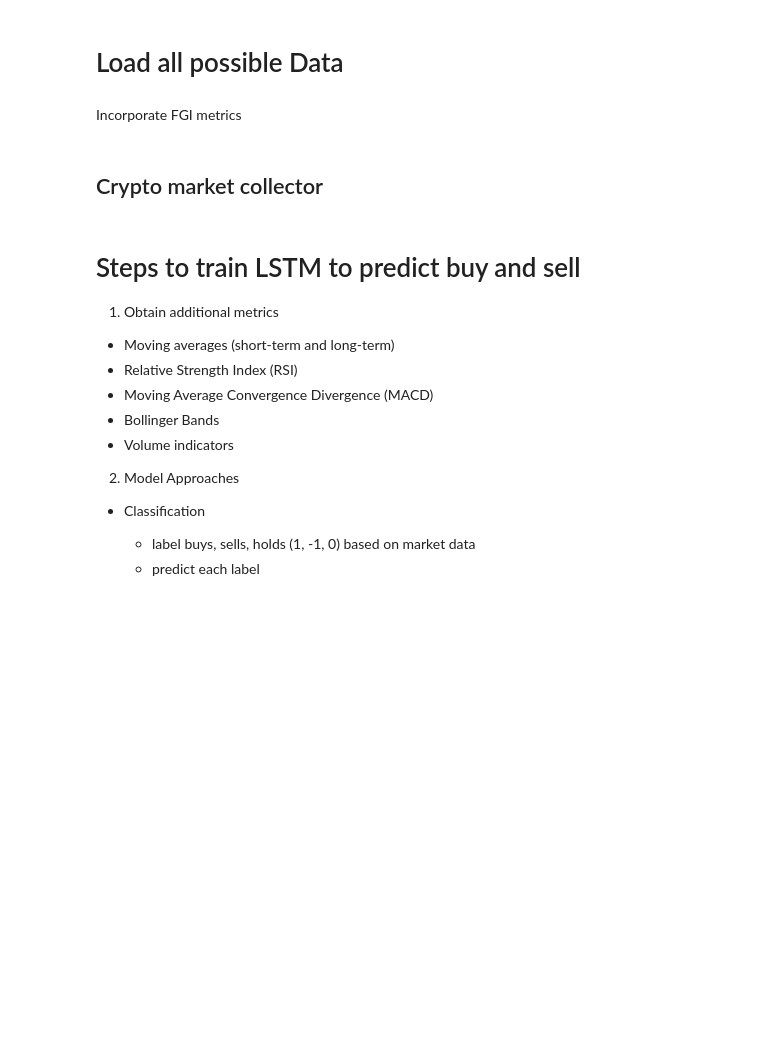
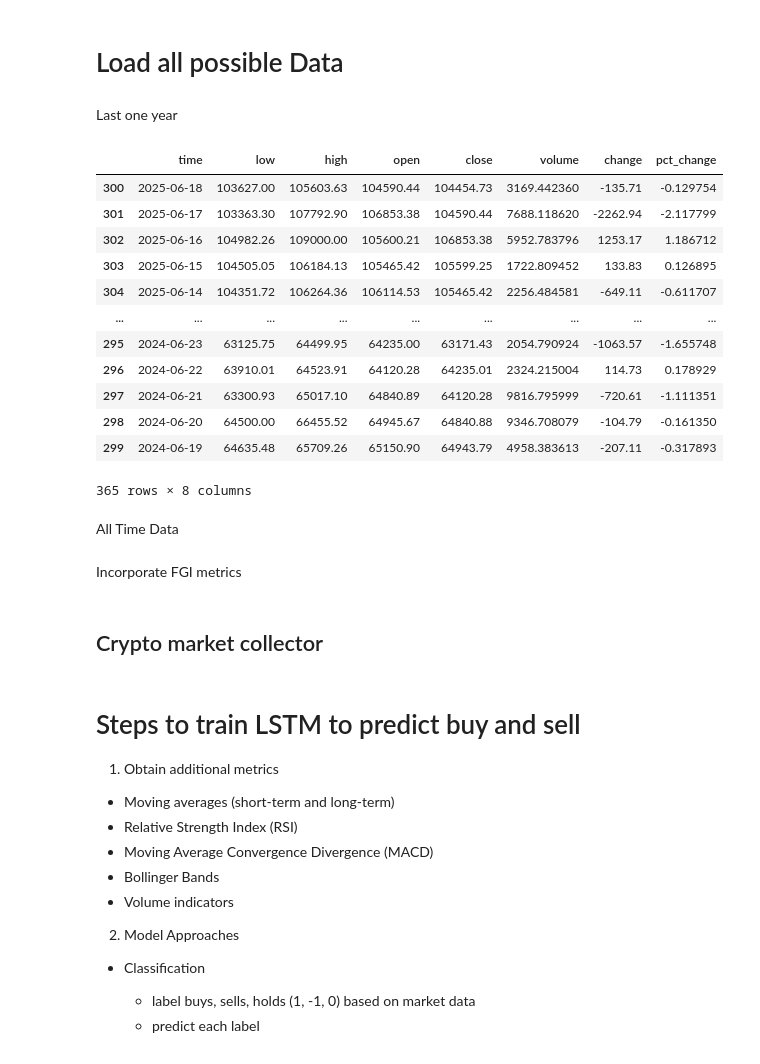
Before and after one commit to matteoshafer/cryptoTrading_fork, a Jupyter notebook: CoinbaseMarketAnalysisGradient.ipynb, the cells around one changed output. Saved outputs shown, nothing was run; the diff lists cells and outputs as text; code cells hidden in the pictures; blank space fills up the shorter version.

```diff
--- a/CoinbaseMarketAnalysisGradient.ipynb
+++ b/CoinbaseMarketAnalysisGradient.ipynb
@@ -20,4 +20,26 @@ import matplotlib.dates as mdates
 warnings.filterwarnings('ignore')
 # %% [markdown]
 # Load all possible Data
+# %% [markdown]
+Last one year
+# %%
+df, coin = prices(COIN, period=LIMIT)
+df.sort_values('time', ascending=False, inplace=True)
+df
+# %% [output]
+|  | time | low | high | open | close | volume | change | pct_change |
+| 300 | 2025-06-18 | 103627.00 | 105603.63 | 104590.44 | 104454.73 | 3169.442360 | -135.71 | -0.129754 |
+| 301 | 2025-06-17 | 103363.30 | 107792.90 | 106853.38 | 104590.44 | 7688.118620 | -2262.94 | -2.117799 |
+| 302 | 2025-06-16 | 104982.26 | 109000.00 | 105600.21 | 106853.38 | 5952.783796 | 1253.17 | 1.186712 |
+| 303 | 2025-06-15 | 104505.05 | 106184.13 | 105465.42 | 105599.25 | 1722.809452 | 133.83 | 0.126895 |
+| 304 | 2025-06-14 | 104351.72 | 106264.36 | 106114.53 | 105465.42 | 2256.484581 | -649.11 | -0.611707 |
+| ... | ... | ... | ... | ... | ... | ... | ... | ... |
+| 295 | 2024-06-23 | 63125.75 | 64499.95 | 64235.00 | 63171.43 | 2054.790924 | -1063.57 | -1.655748 |
+| 296 | 2024-06-22 | 63910.01 | 64523.91 | 64120.28 | 64235.01 | 2324.215004 | 114.73 | 0.178929 |
+| 297 | 2024-06-21 | 63300.93 | 65017.10 | 64840.89 | 64120.28 | 9816.795999 | -720.61 | -1.111351 |
+| 298 | 2024-06-20 | 64500.00 | 66455.52 | 64945.67 | 64840.88 | 9346.708079 | -104.79 | -0.161350 |
+| 299 | 2024-06-19 | 64635.48 | 65709.26 | 65150.90 | 64943.79 | 4958.383613 | -207.11 | -0.317893 |
+365 rows × 8 columns
+# %% [markdown]
+All Time Data
 # %%
```
Also changed, not shown: parts of 2 cells of this notebook, 8 other files.
